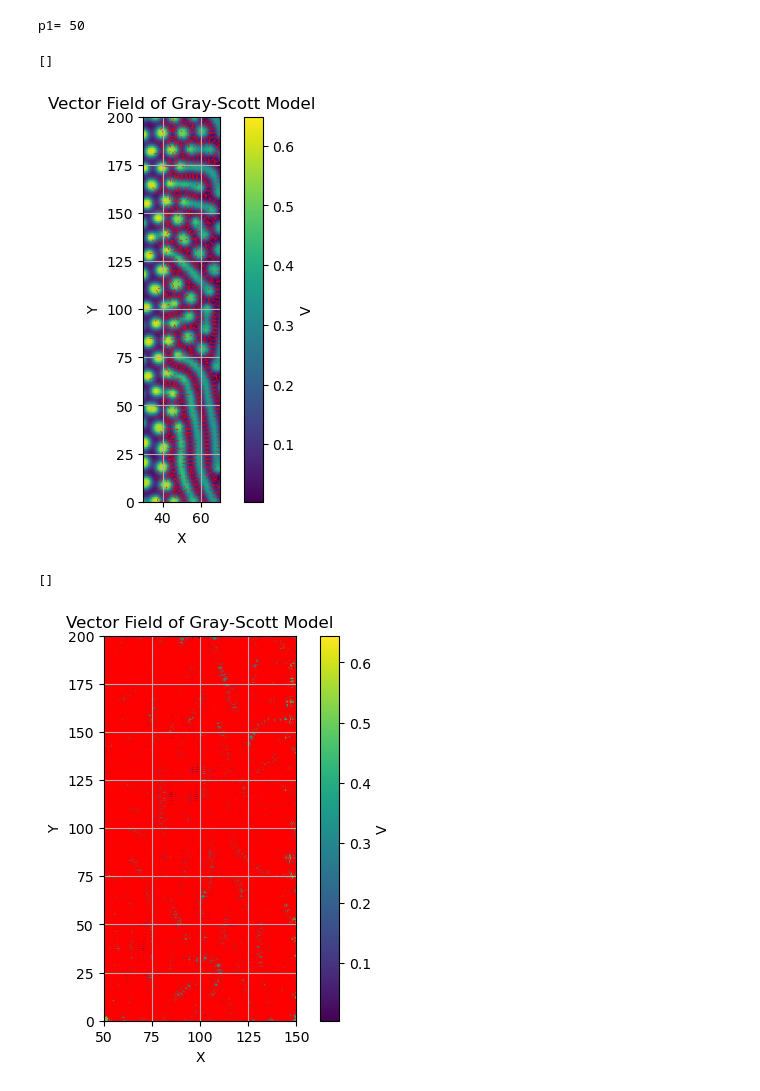
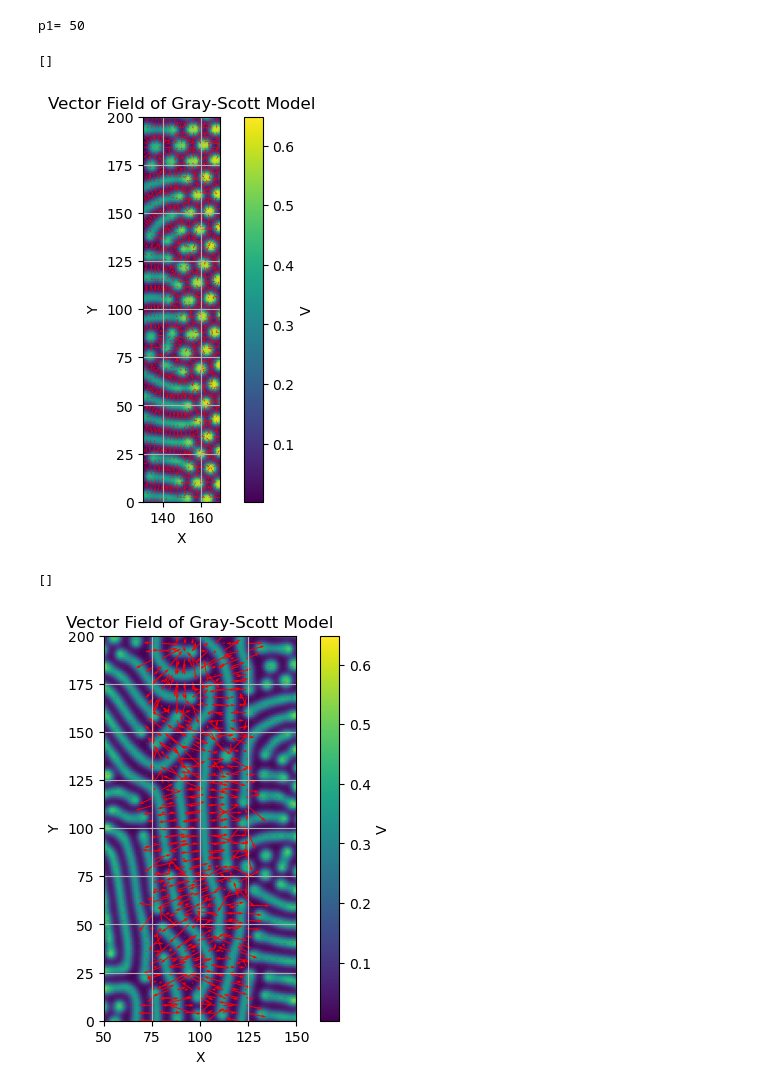
Before and after one commit to swetanssinha-cloud/Turing_Patterns_and_Spatial_Heterogeneity, a Jupyter notebook: 1D_tanh.ipynb, the cells around one changed output. Cells and saved outputs as stored; diff of their text form; code cells hidden in the pictures.

```diff
--- a/1D_tanh.ipynb
+++ b/1D_tanh.ipynb
@@ -181,11 +176,16 @@ plt.plot()
 # %%
 '''EDGE SECTION ONLY'''
+
+mask_condition = 0
+# 0 = edge section
 
 x3, y3 = np.meshgrid(np.arange(N), np.arange(N))
 print( 'p1=', p1)
 bound = 20
-mask_edge1 = x3 < p1 - 0.5*bound
-mask_edge2 = x3 > p1 + bound
+
+mask_edge1 = x3 < p2 - bound
+mask_edge2 = x3 > p2 + bound
+
 mask_edge = mask_edge1 | mask_edge2
 
 final_mask_edge = mask_edge1 | mask_edge2
@@ -203,7 +203,7 @@ dVy_ds = dVy2[::skip, ::skip]
 plt.figure(figsize=(6,5))
 plt.imshow(V, cmap='viridis')
 plt.colorbar(label='V')
-plt.xlim(p1-bound, p1+bound)
+plt.xlim(p2-bound, p2+bound)
 plt.ylim(0, 200)
 plt.xlabel('X')
 plt.ylabel('Y')
@@ -217,42 +217,48 @@ plt.plot()
 # %% [output]
 p1= 50
 []
-[figure, old version]
+[figure, new version]
 # %%
-'''This is the mask for inner section. '''
+'''INNER SECTION CALCULATIONS + MASKING'''
+
+mask_condition = 1
+
+# 1 = inner section
 
 x2, y2 = np.meshgrid(np.arange(N), np.arange(N))
 
-mask1 = x2 < p1
-mask2 = x2 > p2
+mask1 = x2 < p1+25
+mask2 = x2 > p2-25
 
 
 final_mask = mask1 | mask2
 
 dVx2 =~final_mask * dVx
 dVy2= ~final_mask * dVy
 
-skip = 1
+
+
+skip = 4
 # Downsample both coordinate grids and vector components consistently
 x_ds = x2[::skip, ::skip]
 y_ds = y2[::skip, ::skip]
 dVx_ds = dVx2[::skip, ::skip]
 dVy_ds = dVy2[::skip, ::skip]
 
 plt.figure(figsize=(6,5))
 plt.imshow(V, cmap='viridis')
 plt.colorbar(label='V')
 plt.xlim(p1,p2)
 plt.ylim(0, 200)
 plt.xlabel('X')
 plt.ylabel('Y')
 plt.title('Vector Field of Gray-Scott Model')
 plt.grid()
 
 # Overlay vector field
 plt.quiver(x_ds, y_ds, dVx_ds, dVy_ds, color='red', scale=1, width=0.005)
 
 plt.plot()
 # %% [output]
 []
-[figure, old version]
+[figure, new version]
```
Also changed, not shown: parts of 13 cells of this notebook, 3 other files.
